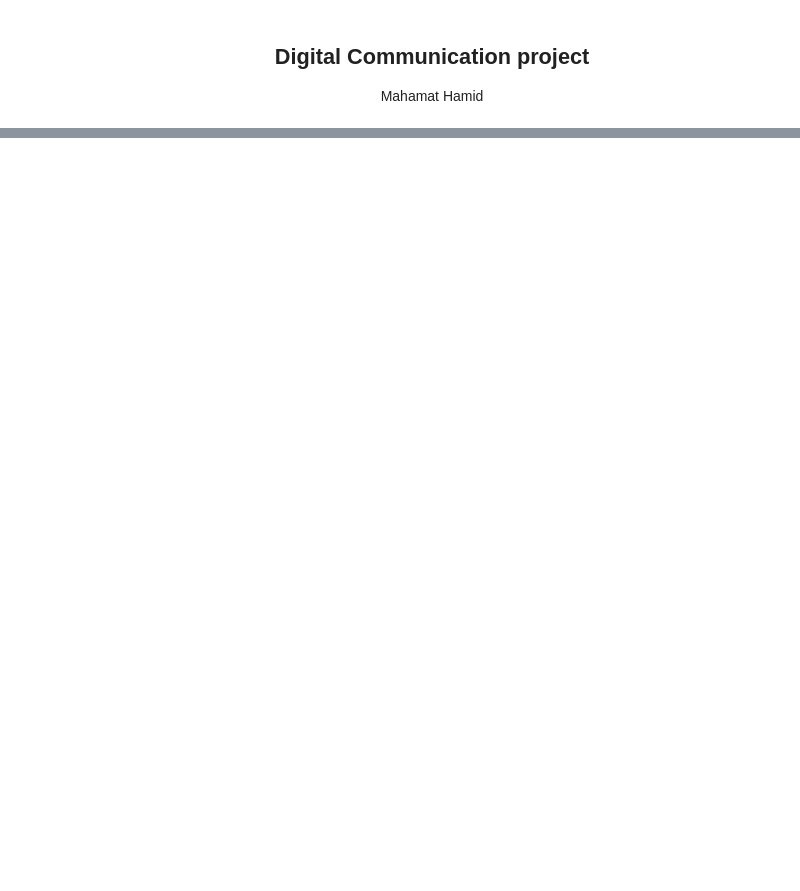
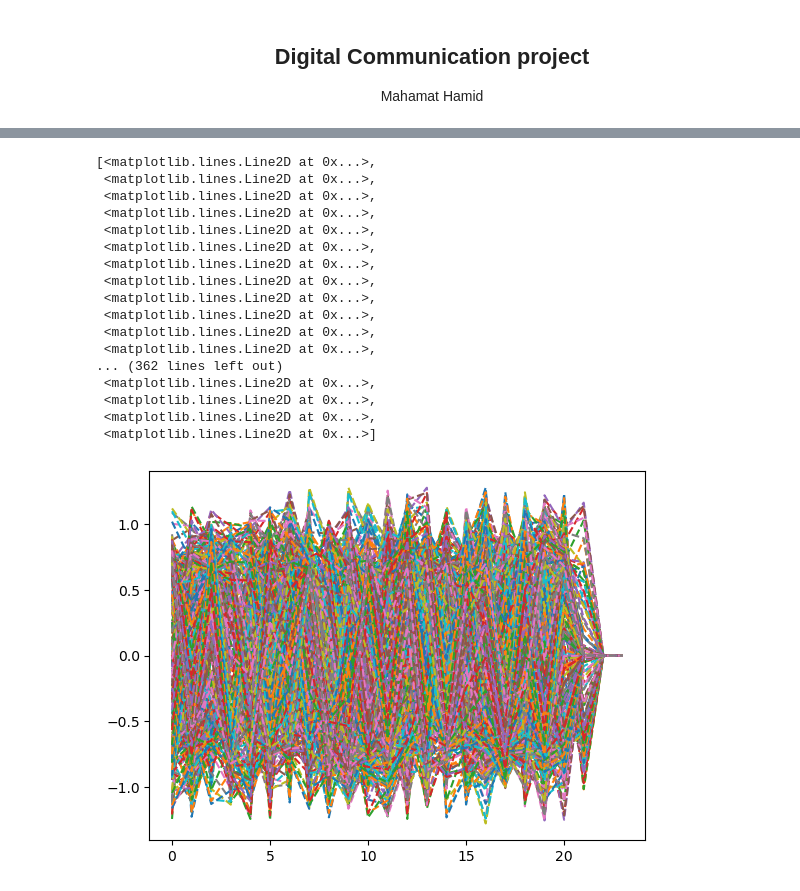
Before and after one commit to HamidMahamat/Receiver-for-digital-communication, a Jupyter notebook: main.ipynb, the cells around one changed output, grey strips where cells are left out. Saved outputs shown, nothing was run; the diff lists cells and outputs as text; code cells hidden in the pictures; blank space fills up the shorter version.

```diff
--- a/main.ipynb
+++ b/main.ipynb
@@ -52 +70,26 @@ plt.psd(s, Fs=fe, color='blue', sides='onesided', NFFT=300, scale_by_freq=True)
+# %%
+s_he = s
+s_hr = np.convolve(s_he, he)
+s_hr = s_hr[0 : int(np.floor(len(s_hr)/(3 * F))*3*F)]
+Z = np.reshape(s_hr, (3*F, int(np.floor(len(s_hr)/(3 * F)))))
+plt.plot(np.arange(0, 3*F), np.real(Z),'--')
+# %% [output]
+[<matplotlib.lines.Line2D at 0x...>,
+ <matplotlib.lines.Line2D at 0x...>,
+ <matplotlib.lines.Line2D at 0x...>,
+ <matplotlib.lines.Line2D at 0x...>,
+ <matplotlib.lines.Line2D at 0x...>,
+ <matplotlib.lines.Line2D at 0x...>,
+ <matplotlib.lines.Line2D at 0x...>,
+ <matplotlib.lines.Line2D at 0x...>,
+ <matplotlib.lines.Line2D at 0x...>,
+ <matplotlib.lines.Line2D at 0x...>,
+ <matplotlib.lines.Line2D at 0x...>,
+ <matplotlib.lines.Line2D at 0x...>,
+... (362 lines left out)
+ <matplotlib.lines.Line2D at 0x...>,
+ <matplotlib.lines.Line2D at 0x...>,
+ <matplotlib.lines.Line2D at 0x...>,
+ <matplotlib.lines.Line2D at 0x...>]
+[figure, added]
 # %%
```
Also changed, not shown: parts of 11 cells of this notebook.
